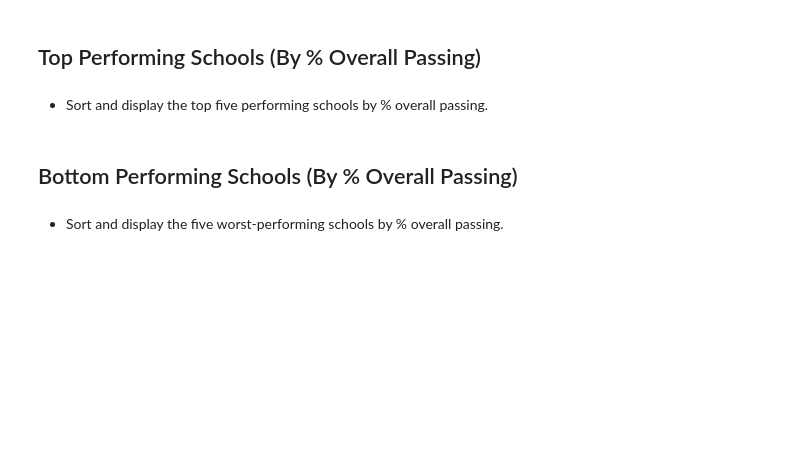
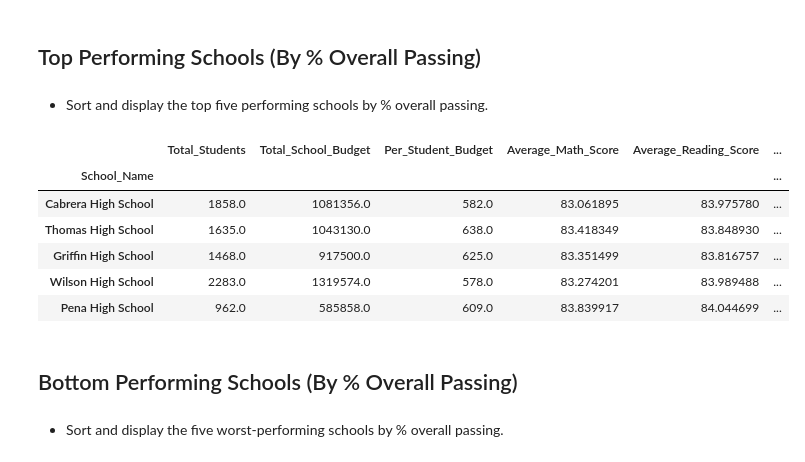
Before and after one commit to Jhernie/pandas-challenge, a Jupyter notebook: PyCitySchools/Evangelista_PyCitySchools.ipynb, the cells around one changed output. Cells and saved outputs as stored; diff of their text form; code cells hidden in the pictures; blank space fills up the shorter version.

```diff
--- a/PyCitySchools/Evangelista_PyCitySchools.ipynb
+++ b/PyCitySchools/Evangelista_PyCitySchools.ipynb
@@ -119,6 +213,16 @@ district_summary_df
 ## Top Performing Schools (By % Overall Passing)
 # %% [markdown]
 * Sort and display the top five performing schools by % overall passing.
+# %%
+groupby_school_name_df.sort_values(by="Percent_Overall_Passing", ascending=False).head(5)
+# %% [output]
+|  | Total_Students | Total_School_Budget | Per_Student_Budget | Average_Math_Score | Average_Reading_Score | ... |
+| School_Name |  |  |  |  |  | ... |
+| Cabrera High School | 1858.0 | 1081356.0 | 582.0 | 83.061895 | 83.975780 | ... |
+| Thomas High School | 1635.0 | 1043130.0 | 638.0 | 83.418349 | 83.848930 | ... |
+| Griffin High School | 1468.0 | 917500.0 | 625.0 | 83.351499 | 83.816757 | ... |
+| Wilson High School | 2283.0 | 1319574.0 | 578.0 | 83.274201 | 83.989488 | ... |
+| Pena High School | 962.0 | 585858.0 | 609.0 | 83.839917 | 84.044699 | ... |
 # %% [markdown]
 ## Bottom Performing Schools (By % Overall Passing)
 # %% [markdown]
```
Also changed, not shown: parts of 7 cells of this notebook.
